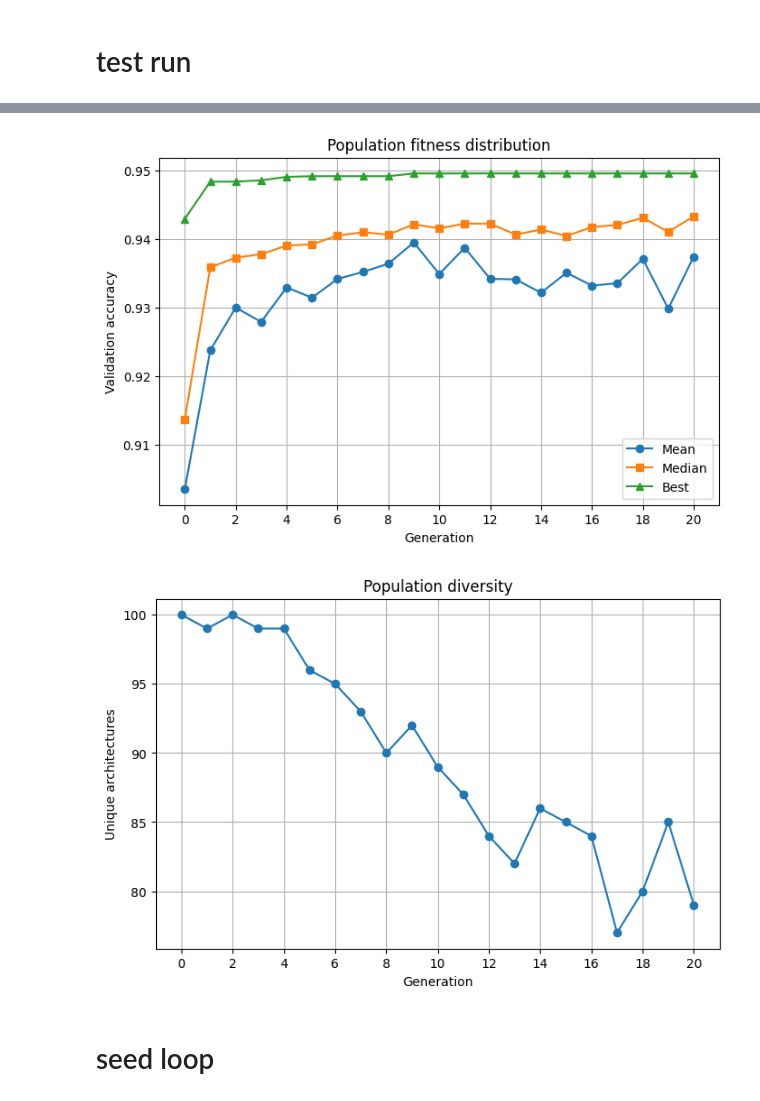
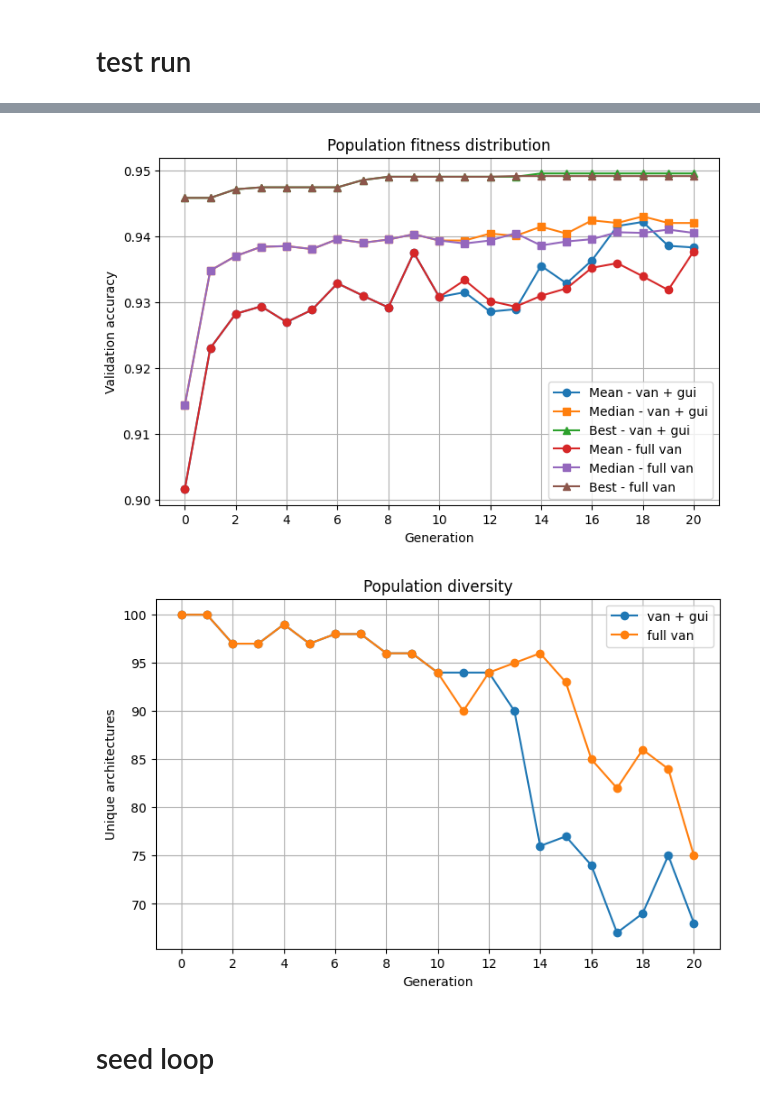
Before and after one commit to 4n0rm4lp3rs0n/fi-test, a Jupyter notebook: test2.ipynb, the cells around one changed output, grey strips where cells are left out. Cells and saved outputs as stored; diff of their text form; code cells hidden in the pictures.

```diff
--- a/test2.ipynb
+++ b/test2.ipynb
@@ -116,4 +146,6 @@ guided = share_pop.copy()
 # %%
-fv = guided_run(total_gen, vanilla)
-sv = vanilla_run(total_gen, guided)
+# fv = guided_run(total_gen, vanilla)
+# sv = vanilla_run(total_gen, guided)
+
+fv, sv = compare_run(share_pop)
 # %% [output]
@@ -423,41 +317,69 @@ plt.show()
 # %%
 df = pd.DataFrame(sv.data)
+df2 = pd.DataFrame(fv.data)
 
 population_stats = (
     df.groupby("generation")["validation_accuracy"]
       .agg(["mean", "median", "min", "max"])
       .reset_index()
 )
+
+population_stats2 = (
+    df2.groupby("generation")["validation_accuracy"]
+      .agg(["mean", "median", "min", "max"])
+      .reset_index()
+)
 # %%
 plt.figure(figsize=(8, 5))
 
 plt.plot(
     population_stats["generation"],
     population_stats["mean"],
     marker="o",
-    label="Mean"
+    label="Mean - van + gui"
 )
 
 plt.plot(
     population_stats["generation"],
     population_stats["median"],
     marker="s",
-    label="Median"
+    label="Median - van + gui"
 )
 
 plt.plot(
     population_stats["generation"],
     population_stats["max"],
     marker="^",
-    label="Best"
+    label="Best - van + gui"
+)
+
+plt.plot(
+    population_stats2["generation"],
+    population_stats2["mean"],
+    marker="o",
+    label="Mean - full van"
+)
+
+plt.plot(
+    population_stats2["generation"],
+    population_stats2["median"],
+    marker="s",
+    label="Median - full van"
+)
+
+plt.plot(
+    population_stats2["generation"],
+    population_stats2["max"],
+    marker="^",
+    label="Best - full van"
 )
 
 plt.xticks(int_ticks)
 plt.xlabel("Generation")
 plt.ylabel("Validation accuracy")
 plt.title("Population fitness distribution")
 plt.legend()
 plt.grid(True)
 plt.show()
 # %% [output]
-[figure, old version]
+[figure, new version]
@@ -478,14 +413,21 @@ plt.plot(
     marker="o"
 )
 
+plt.plot(
+    diversity2["generation"],
+    diversity2["unique_architectures"],
+    marker="o"
+)
+
 plt.xticks(int_ticks)
 plt.xlabel("Generation")
 plt.ylabel("Unique architectures")
 plt.title("Population diversity")
+plt.legend(["van + gui", "full van"])
 plt.grid(True)
 plt.show()
 # %% [output]
-[figure, old version]
+[figure, new version]
 # %% [markdown]
 # seed loop
 # %%
```
Also changed, not shown: parts of 32 cells of this notebook, 5 other files.
